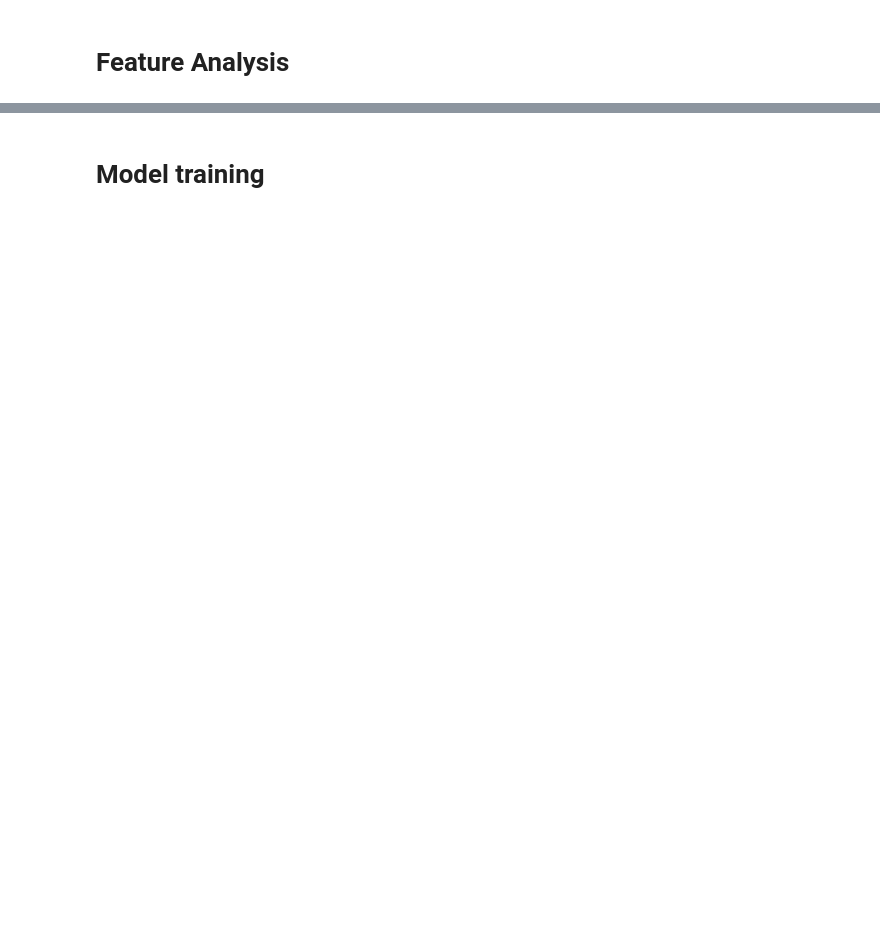
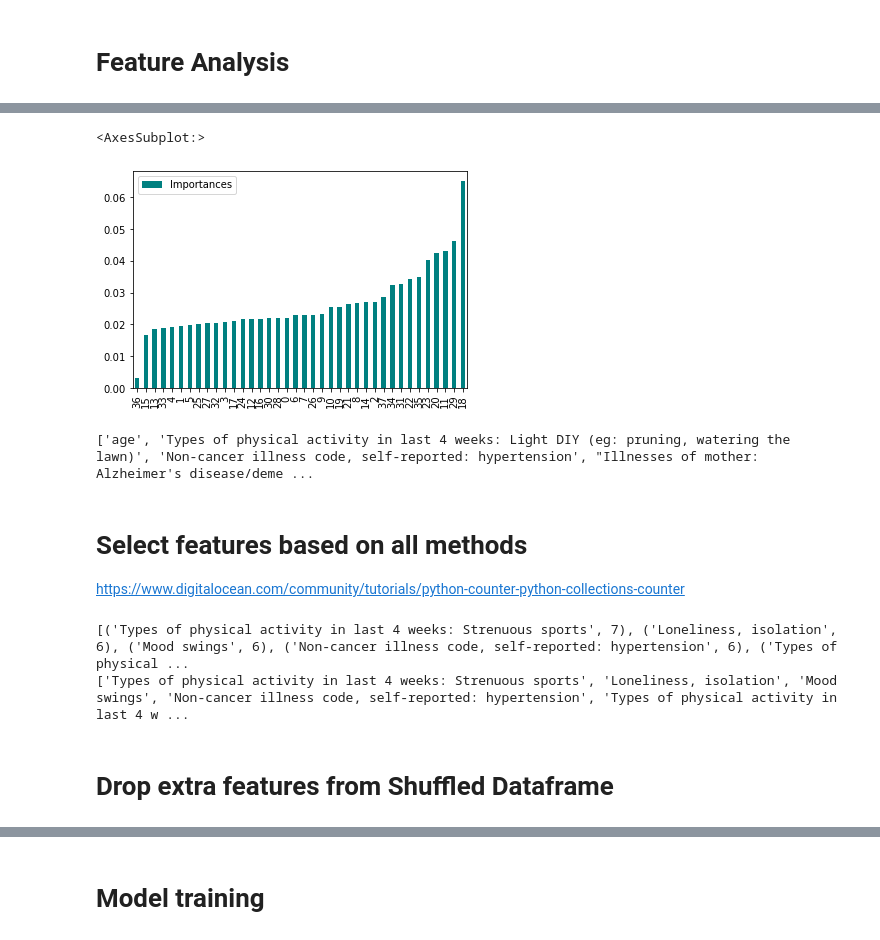
Before and after one commit to Mashiatmm/AD_Project_Thesis, a Jupyter notebook: genetic data/Mashiat_Main_Notebook.ipynb, the cells around one changed output, grey strips where cells are left out. Saved outputs shown, nothing was run; the diff lists cells and outputs as text; code cells hidden in the pictures; blank space fills up the shorter version.

```diff
--- a/genetic data/Mashiat_Main_Notebook.ipynb
+++ b/genetic data/Mashiat_Main_Notebook.ipynb
@@ -739,0 +927,15 @@ HDL cholesterol
+# %%
+from sklearn.linear_model import LogisticRegression
+from mlxtend.feature_selection import SequentialFeatureSelector
+
+lr = LogisticRegression( class_weight = 'balanced', solver = 'lbfgs', random_state = 42, n_jobs = -1, max_iter = 500 )
+lr.fit(shuffled_X, shuffled_Y)
+
+bfs = SequentialFeatureSelector( lr, k_features = 'best', forward = False, n_jobs = -1 )
+bfs.fit(shuffled_X, shuffled_Y)
+features = list( bfs.k_feature_names_ )
+print(features)
+print( len( features ) )
+
+selected_features += features
+# print(selected_features)
@@ -739,0 +967,12 @@ HDL cholesterol
+# %%
+from sklearn.feature_selection import RFE
+# here lr denotes the logistic regression model trained on backward elimination
+rfe = RFE(lr, n_features_to_select = 10)
+rfe.fit(shuffled_X, shuffled_Y)
+selected_col = [ x for x, y in zip(shuffled_X.columns, rfe.support_ )  if y == True ]
+print(selected_col)
+print( len (selected_col ) )
+print(rfe.ranking_)
+
+selected_features += selected_col
+# print(selected_features)
@@ -739,0 +1035,47 @@ HDL cholesterol
+# %%
+from sklearn.ensemble import RandomForestClassifier
+
+model = RandomForestClassifier( n_estimators = 340 )
+
+model.fit(shuffled_X, shuffled_Y)
+
+importances = model.feature_importances_
+
+final_df = pd.DataFrame({"Features" : pd.DataFrame(shuffled_X).columns, "Importances" : importances } )
+final_df.set_index('Importances')
+
+final_df = final_df.sort_values('Importances')
+final_df.plot.bar(color = 'teal')
+# %% [output]
+<AxesSubplot:>
+[figure, added]
+# %%
+# print(type( final_df ) )
+# print(final_df.columns)
+# print(final_df['Features'].iloc[-10:])
+important_cols = []
+important_cols = final_df['Features'].iloc[-10:].values.tolist()
+print(important_cols)
+
+selected_features += important_cols
+# %% [output]
+['age', 'Types of physical activity in last 4 weeks: Light DIY (eg: pruning, watering the lawn)', 'Non-cancer illness code, self-reported: hypertension', "Illnesses of mother: Alzheimer's disease/deme ...
+# %% [markdown]
+# Select features based on all methods
+
+https://www.digitalocean.com/community/tutorials/python-counter-python-collections-counter
+# %%
+from collections import Counter
+# print(selected_features)
+c = Counter( selected_features )
+# print( c )
+# print( c.most_common(20) )
+most_common = c.most_common(15)
+print( most_common )
+selected_col = list( list(zip(*most_common))[0] )
+print(selected_col)
+# %% [output]
+[('Types of physical activity in last 4 weeks: Strenuous sports', 7), ('Loneliness, isolation', 6), ('Mood swings', 6), ('Non-cancer illness code, self-reported: hypertension', 6), ('Types of physical ...
+['Types of physical activity in last 4 weeks: Strenuous sports', 'Loneliness, isolation', 'Mood swings', 'Non-cancer illness code, self-reported: hypertension', 'Types of physical activity in last 4 w ...
+# %% [markdown]
+# Drop extra features from Shuffled Dataframe
```
Also changed, not shown: parts of 59 cells of this notebook, 6 other files.
